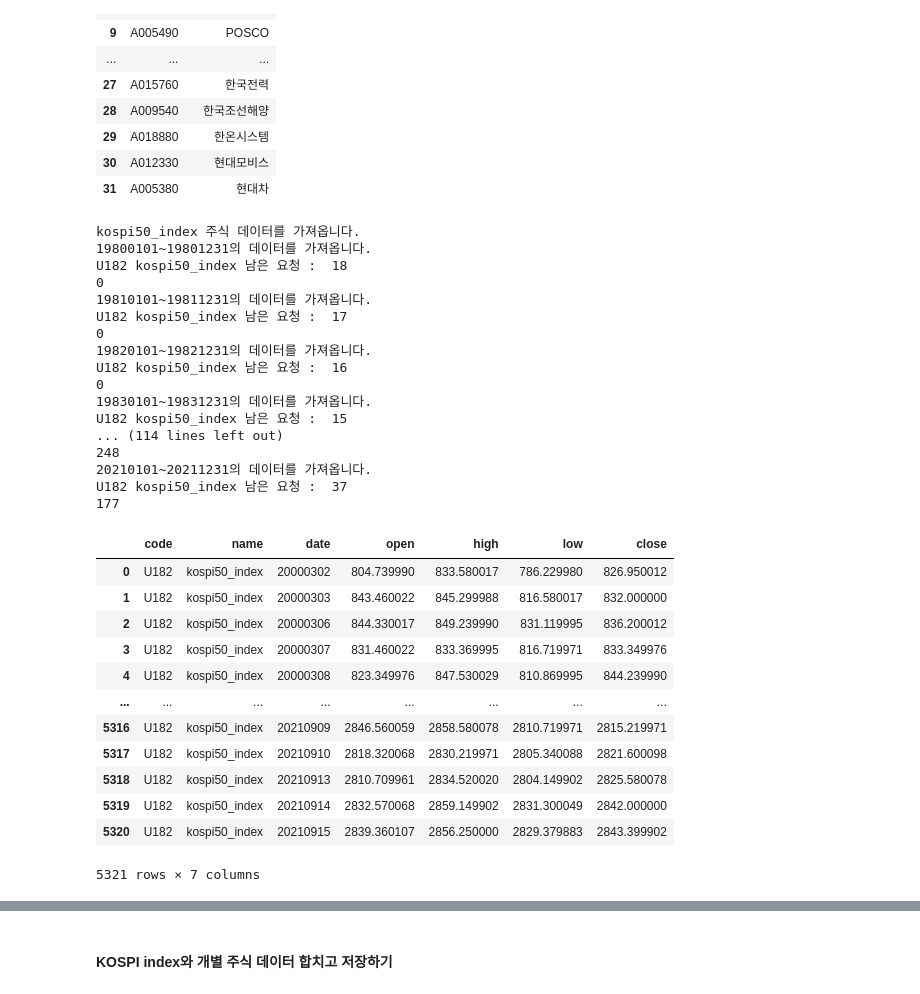
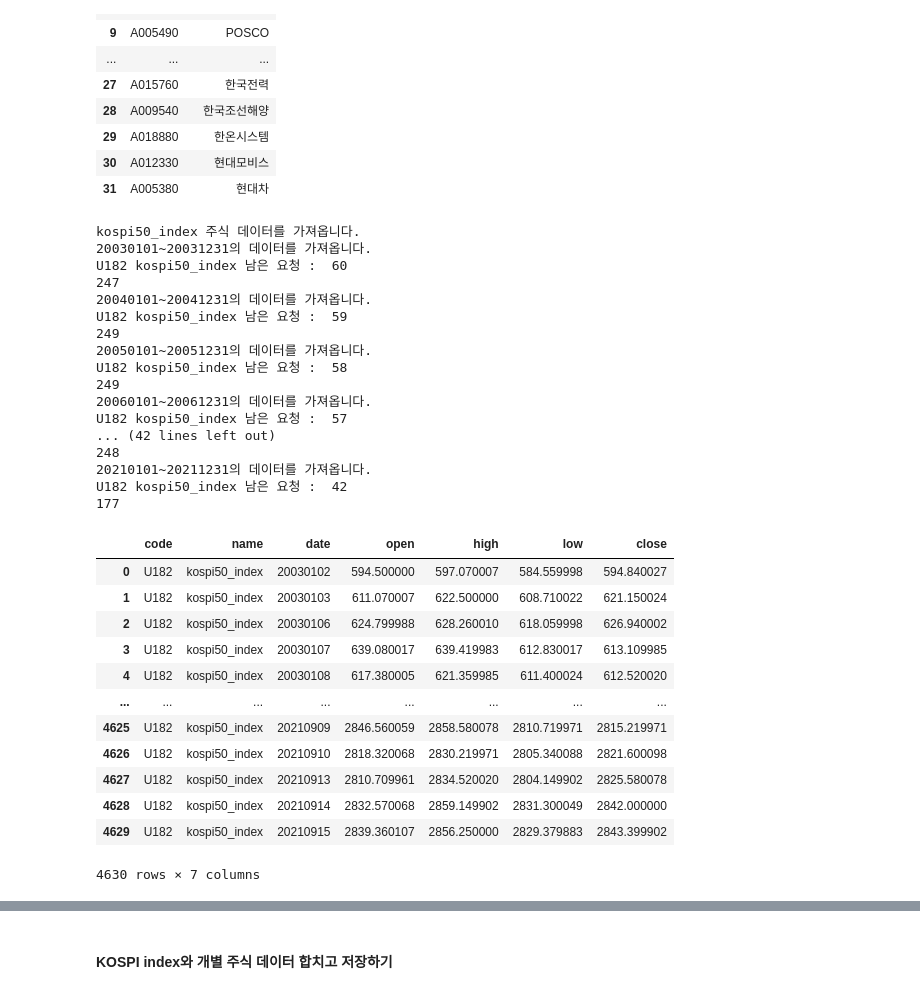
Before and after one commit to Stock-Recommandation-System-based-on-AI/stock_data, a Jupyter notebook: kospi31_data.ipynb, the cells around one changed output, grey strips where cells are left out. Saved outputs shown, nothing was run; the diff lists cells and outputs as text; code cells hidden in the pictures.

Commit message:
modified daily stock

```diff
--- a/kospi31_data.ipynb
+++ b/kospi31_data.ipynb
@@ -128,38 +128,38 @@ def get_kospi50_stock_data(stockitems, start, end):
     return stockitems_dailychart
 # %%
 market = kospi31_list[kospi31_list.code == "U182"]
-kospi50index_data = get_kospi50_stock_data(market, "19800101", "20210914")
+kospi50index_data = get_kospi50_stock_data(market, "20030101", "20210914")
 kospi50index_data
 # %% [output]
 kospi50_index 주식 데이터를 가져옵니다.
-19800101~19801231의 데이터를 가져옵니다.
-U182 kospi50_index 남은 요청 :  18
-0
-19810101~19811231의 데이터를 가져옵니다.
-U182 kospi50_index 남은 요청 :  17
-0
-19820101~19821231의 데이터를 가져옵니다.
-U182 kospi50_index 남은 요청 :  16
-0
-19830101~19831231의 데이터를 가져옵니다.
-U182 kospi50_index 남은 요청 :  15
-... (114 lines left out)
+20030101~20031231의 데이터를 가져옵니다.
+U182 kospi50_index 남은 요청 :  60
+247
+20040101~20041231의 데이터를 가져옵니다.
+U182 kospi50_index 남은 요청 :  59
+249
+20050101~20051231의 데이터를 가져옵니다.
+U182 kospi50_index 남은 요청 :  58
+249
+20060101~20061231의 데이터를 가져옵니다.
+U182 kospi50_index 남은 요청 :  57
+... (42 lines left out)
 248
 20210101~20211231의 데이터를 가져옵니다.
-U182 kospi50_index 남은 요청 :  37
+U182 kospi50_index 남은 요청 :  42
 177
 |  | code | name | date | open | high | low | close |
-| 0 | U182 | kospi50_index | 20000302 | 804.739990 | 833.580017 | 786.229980 | 826.950012 |
-| 1 | U182 | kospi50_index | 20000303 | 843.460022 | 845.299988 | 816.580017 | 832.000000 |
-| 2 | U182 | kospi50_index | 20000306 | 844.330017 | 849.239990 | 831.119995 | 836.200012 |
-| 3 | U182 | kospi50_index | 20000307 | 831.460022 | 833.369995 | 816.719971 | 833.349976 |
-| 4 | U182 | kospi50_index | 20000308 | 823.349976 | 847.530029 | 810.869995 | 844.239990 |
+| 0 | U182 | kospi50_index | 20030102 | 594.500000 | 597.070007 | 584.559998 | 594.840027 |
+| 1 | U182 | kospi50_index | 20030103 | 611.070007 | 622.500000 | 608.710022 | 621.150024 |
+| 2 | U182 | kospi50_index | 20030106 | 624.799988 | 628.260010 | 618.059998 | 626.940002 |
+| 3 | U182 | kospi50_index | 20030107 | 639.080017 | 639.419983 | 612.830017 | 613.109985 |
+| 4 | U182 | kospi50_index | 20030108 | 617.380005 | 621.359985 | 611.400024 | 612.520020 |
 | ... | ... | ... | ... | ... | ... | ... | ... |
-| 5316 | U182 | kospi50_index | 20210909 | 2846.560059 | 2858.580078 | 2810.719971 | 2815.219971 |
-| 5317 | U182 | kospi50_index | 20210910 | 2818.320068 | 2830.219971 | 2805.340088 | 2821.600098 |
-| 5318 | U182 | kospi50_index | 20210913 | 2810.709961 | 2834.520020 | 2804.149902 | 2825.580078 |
-| 5319 | U182 | kospi50_index | 20210914 | 2832.570068 | 2859.149902 | 2831.300049 | 2842.000000 |
-| 5320 | U182 | kospi50_index | 20210915 | 2839.360107 | 2856.250000 | 2829.379883 | 2843.399902 |
+| 4625 | U182 | kospi50_index | 20210909 | 2846.560059 | 2858.580078 | 2810.719971 | 2815.219971 |
+| 4626 | U182 | kospi50_index | 20210910 | 2818.320068 | 2830.219971 | 2805.340088 | 2821.600098 |
+| 4627 | U182 | kospi50_index | 20210913 | 2810.709961 | 2834.520020 | 2804.149902 | 2825.580078 |
+| 4628 | U182 | kospi50_index | 20210914 | 2832.570068 | 2859.149902 | 2831.300049 | 2842.000000 |
+| 4629 | U182 | kospi50_index | 20210915 | 2839.360107 | 2856.250000 | 2829.379883 | 2843.399902 |
-5321 rows × 7 columns
+4630 rows × 7 columns
 # %%
 stocks = kospi31_list[kospi31_list.code != "U182"]
```
Also changed, not shown: parts of 2 cells of this notebook, 3 other files.
